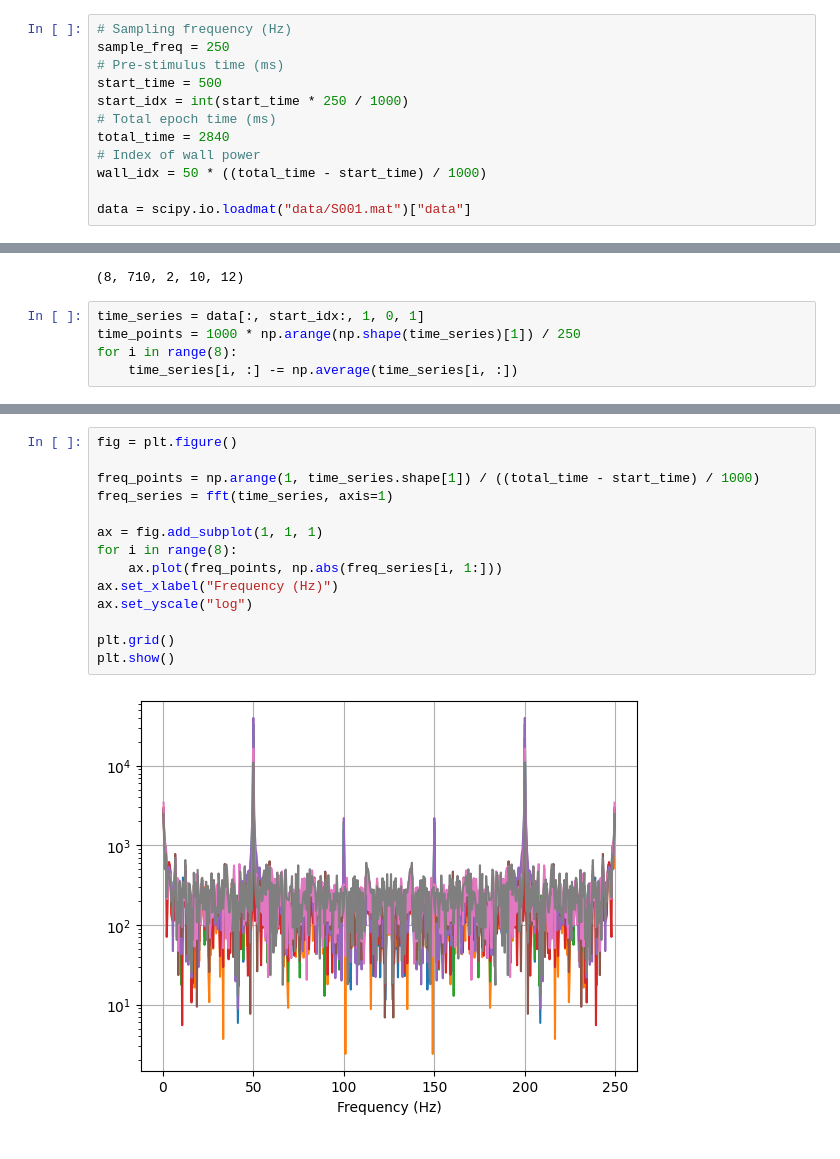
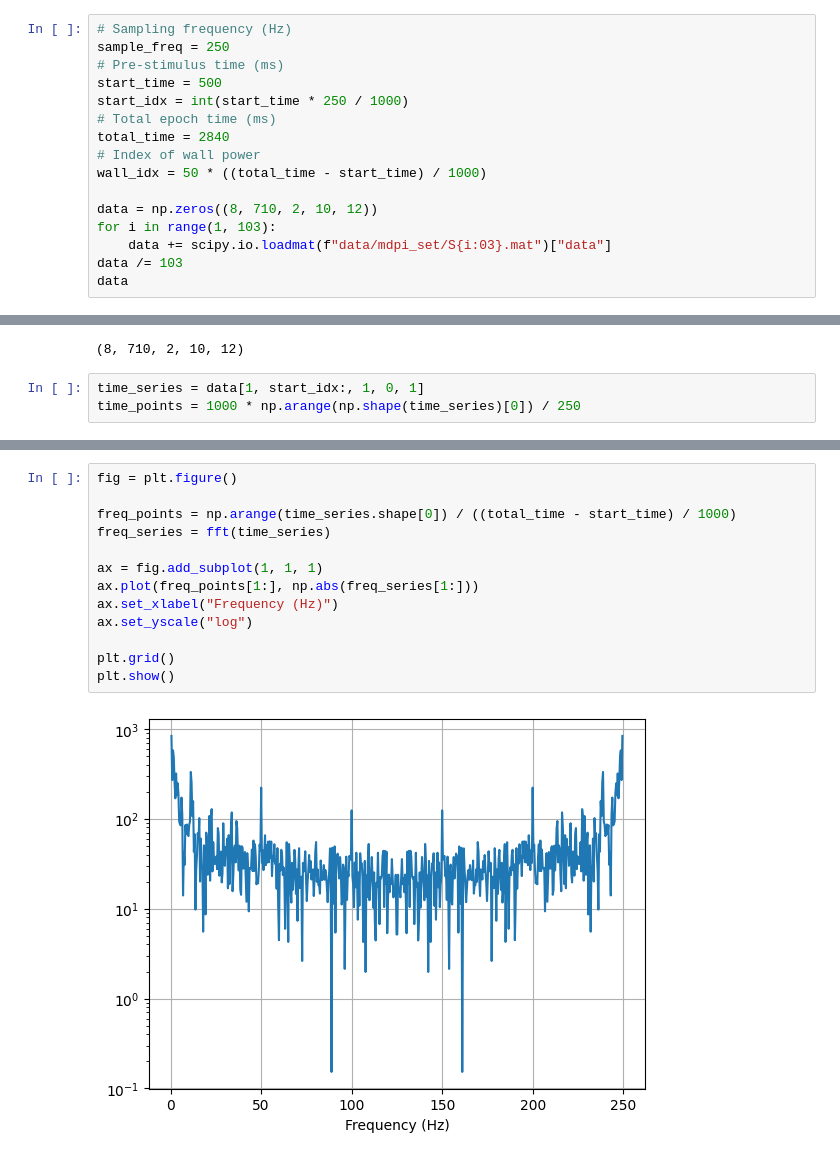
Before and after one commit to PatXue/SSVEP-Classifier, a Jupyter notebook: data-reading.ipynb, the cells around one changed output, grey strips where cells are left out. Saved outputs shown, nothing was run; the diff lists cells and outputs as text.

Commit message:
Average over all subjects

```diff
--- a/data-reading.ipynb
+++ b/data-reading.ipynb
@@ -15,4 +15,8 @@ total_time = 2840
 # Index of wall power
 wall_idx = 50 * ((total_time - start_time) / 1000)
 
-data = scipy.io.loadmat("data/S001.mat")["data"]
+data = np.zeros((8, 710, 2, 10, 12))
+for i in range(1, 103):
+    data += scipy.io.loadmat(f"data/mdpi_set/S{i:03}.mat")["data"]
+data /= 103
+data
@@ -21,10 +43,8 @@ data.shape
 # %% [output]
 (8, 710, 2, 10, 12)
 # %%
-time_series = data[:, start_idx:, 1, 0, 1]
-time_points = 1000 * np.arange(np.shape(time_series)[1]) / 250
-for i in range(8):
-    time_series[i, :] -= np.average(time_series[i, :])
+time_series = data[1, start_idx:, 1, 0, 1]
+time_points = 1000 * np.arange(np.shape(time_series)[0]) / 250
 # %%
 time_series.shape
 # %% [output]
@@ -32,19 +58,18 @@ time_series.shape
 # %%
 fig = plt.figure()
 
-freq_points = np.arange(1, time_series.shape[1]) / ((total_time - start_time) / 1000)
-freq_series = fft(time_series, axis=1)
+freq_points = np.arange(time_series.shape[0]) / ((total_time - start_time) / 1000)
+freq_series = fft(time_series)
 
 ax = fig.add_subplot(1, 1, 1)
-for i in range(8):
-    ax.plot(freq_points, np.abs(freq_series[i, 1:]))
+ax.plot(freq_points[1:], np.abs(freq_series[1:]))
 ax.set_xlabel("Frequency (Hz)")
 ax.set_yscale("log")
 
 plt.grid()
 plt.show()
 # %% [output]
-[figure, old version]
+[figure, new version]
 # %%
 fig = plt.figure()
 freq_series = fft(time_series)
```
Also changed, not shown: parts of 4 cells of this notebook.
